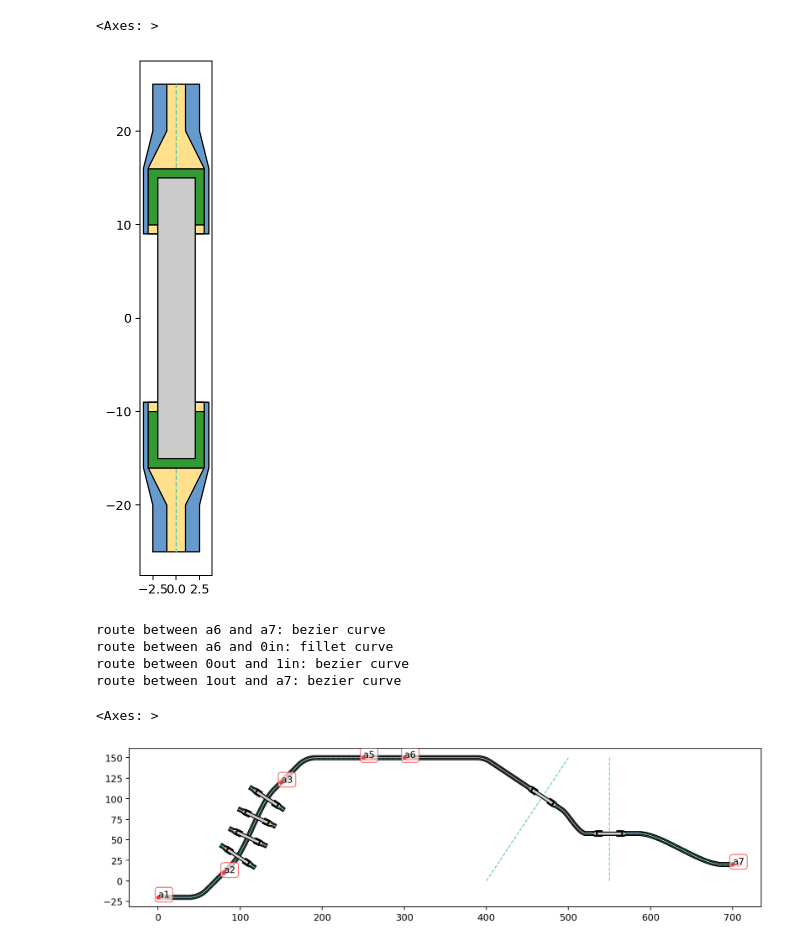
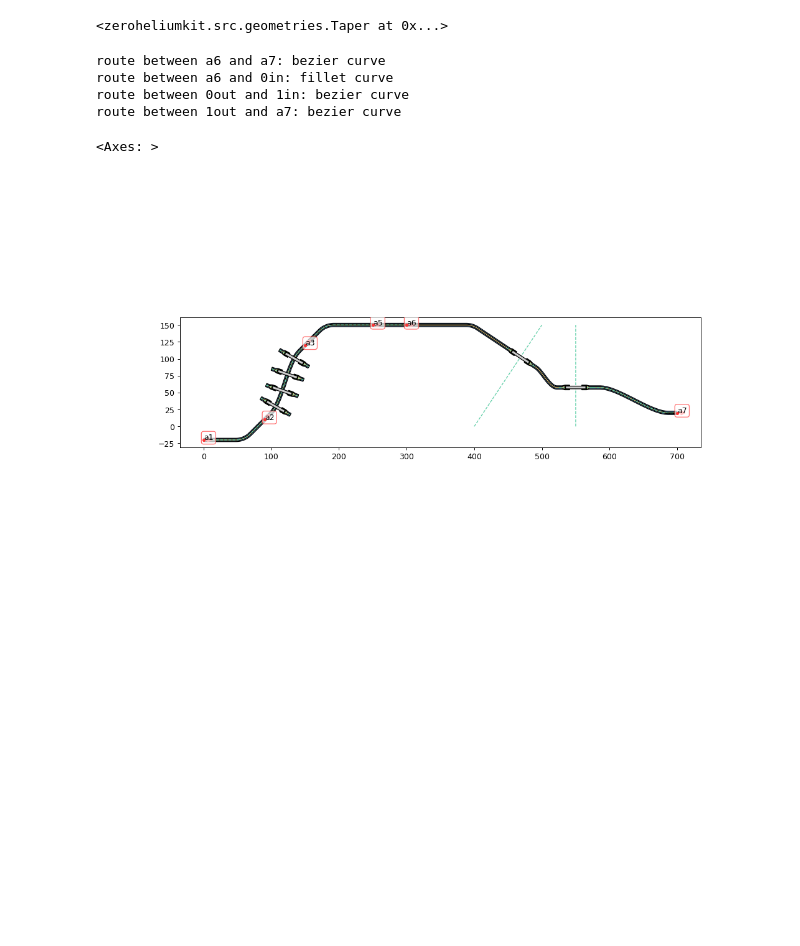
Before and after one commit to eeroqlab/zeroheliumkit, a Jupyter notebook: examples/anchors_routes.ipynb, the cells around one changed output. Saved outputs shown, nothing was run; the diff lists cells and outputs as text; code cells hidden in the pictures; blank space fills up the shorter version.

```diff
--- a/examples/anchors_routes.ipynb
+++ b/examples/anchors_routes.ipynb
@@ -39,42 +39,41 @@ ab_main.modify_anchor(label="a2", new_name="out")
 ab_main.modify_anchor(label="a2_m", new_name="in", new_direction=90)
 ab.remove_anchor(["a2", "a2_m"])
 
-ab.quickplot(plot_cfg)
+#ab.quickplot(plot_cfg)
 # %% [output]
-<Axes: >
+<zeroheliumkit.src.geometries.Taper at 0x...>
-[figure, removed]
 # %%
 route_config = {"radius": 30, "num_segments": 20}
 
 ss = SuperStructure(route_config)
 ss.add_anchor([Anchor((0,-20), 0, "a1"),
-               Anchor((80,10), 45, "a2"),
+               Anchor((90,10), 45, "a2"),
                Anchor((150,120), 45, "a3"),
                Anchor((250,150), 0, "a5"),
                Anchor((300,150), 00, "a6")])
 
 ss.route(("a1", "a2", "a3"), layers={"layer2": 2, "layer1": 5}, new_feature=True)
 ss.route(("a3", "a5", "a6"), layers={"layer2": 2, "layer1": 5}, new_feature=True)
 #ss.scale(5, 5)
 
 ss.add_along_skeletone(bound_anchors=("a2", "a3"), num=4, structure=ab)
 ss.fix_line()
 ss.skeletone = unary_union([ss.skeletone,
                             LineString([(400, 0), (500, 150)]),
                             LineString([(550, 0), (550, 150)])])
 
 ss.add_anchor(Anchor((700, 20), 0, "a7"))
 
-ss.route(("a6", "a7"), layers={"layer2": 2, "layer1": 5}, airbridge=ab_main, new_feature=True, print_status=True)
+ss.route(("a6", "a7"), layers={"layer2": 2, "layer1": 5}, airbridge=ab_main, print_status=True)
 
 ss.quickplot(plot_cfg)
 # %% [output]
 route between a6 and a7: bezier curve
 route between a6 and 0in: fillet curve
 route between 0out and 1in: bezier curve
 route between 1out and a7: bezier curve
 <Axes: >
-[figure, old version]
+[figure, new version]
 # %%
 plot_cfg = {"gnd": BLUE, "top": YELLOW2, "anchors": RED, "skeletone": WHITE}
 route_config = {"radius": 30, "num_segments": 20}
```
Also changed, not shown: parts of 2 cells of this notebook, 1 other file.
